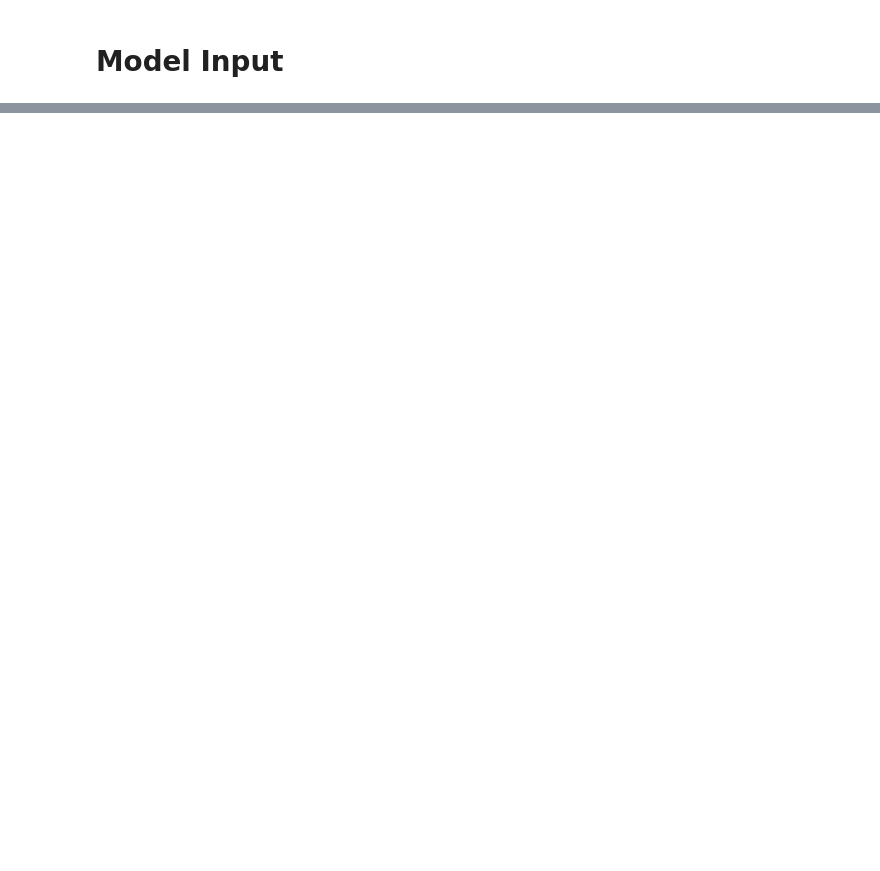
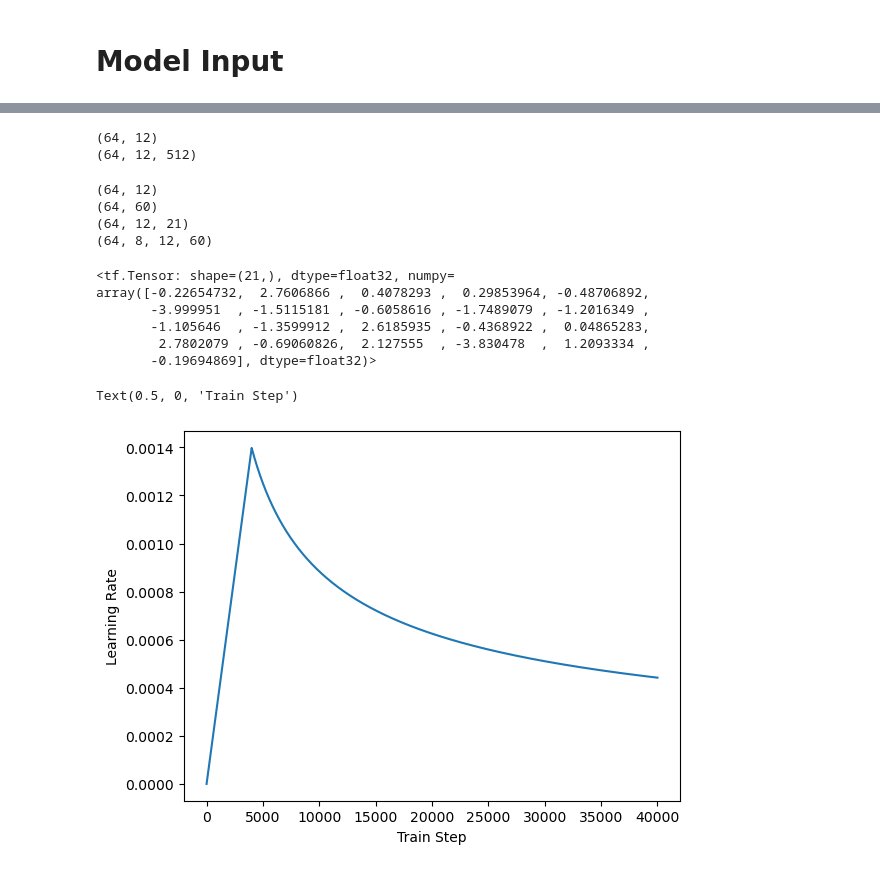
Before and after one commit to thisishcb/CDR2EPI, a Jupyter notebook: main.ipynb, the cells around one changed output, grey strips where cells are left out. Cells and saved outputs as stored; diff of their text form; code cells hidden in the pictures; blank space fills up the shorter version.

Commit message:
transformer done, start translator

```diff
--- a/main.ipynb
+++ b/main.ipynb
@@ -118,0 +178,19 @@ en_emb = embed_en(en)
+# %%
+sample_encoder = model.Encoder(num_layers=4,
+                         d_model=512,
+                         num_heads=8,
+                         dff=2048,
+                         vocab_size=21)
+
+sample_encoder_output = sample_encoder(tcr, training=False)
+print(tcr.shape)
+print(sample_encoder_output.shape)
+# %% [output]
+(64, 12)
+(64, 12, 512)
+# %%
+num_layers = 4
+d_model = 128
+dff = 512
+num_heads = 8
+dropout_rate = 0.1
@@ -118,0 +206,35 @@ en_emb = embed_en(en)
+# %%
+output = transformer((ept,tcr))
+
+print(tcr.shape)
+print(ept.shape)
+print(output.shape)
+
+attn_scores = transformer.decoder.dec_layers[-1].last_attn_scores
+print(attn_scores.shape)  # (batch, heads, target_seq, input_seq)
+# %% [output]
+(64, 12)
+(64, 60)
+(64, 12, 21)
+(64, 8, 12, 60)
+# %%
+output[1,1,:]
+# %% [output]
+<tf.Tensor: shape=(21,), dtype=float32, numpy=
+array([-0.22654732,  2.7606866 ,  0.4078293 ,  0.29853964, -0.48706892,
+       -3.999951  , -1.5115181 , -0.6058616 , -1.7489079 , -1.2016349 ,
+       -1.105646  , -1.3599912 ,  2.6185935 , -0.4368922 ,  0.04865283,
+        2.7802079 , -0.69060826,  2.127555  , -3.830478  ,  1.2093334 ,
+       -0.19694869], dtype=float32)>
+# %%
+learning_rate = model.CustomSchedule(d_model)
+
+optimizer = tf.keras.optimizers.Adam(learning_rate, beta_1=0.9, beta_2=0.98,
+                                     epsilon=1e-9)
+
+plt.plot(learning_rate(tf.range(40000, dtype=tf.float32)))
+plt.ylabel('Learning Rate')
+plt.xlabel('Train Step')
+# %% [output]
+Text(0.5, 0, 'Train Step')
+[figure, added]
```
Also changed, not shown: parts of 15 cells of this notebook, 1 other file.
